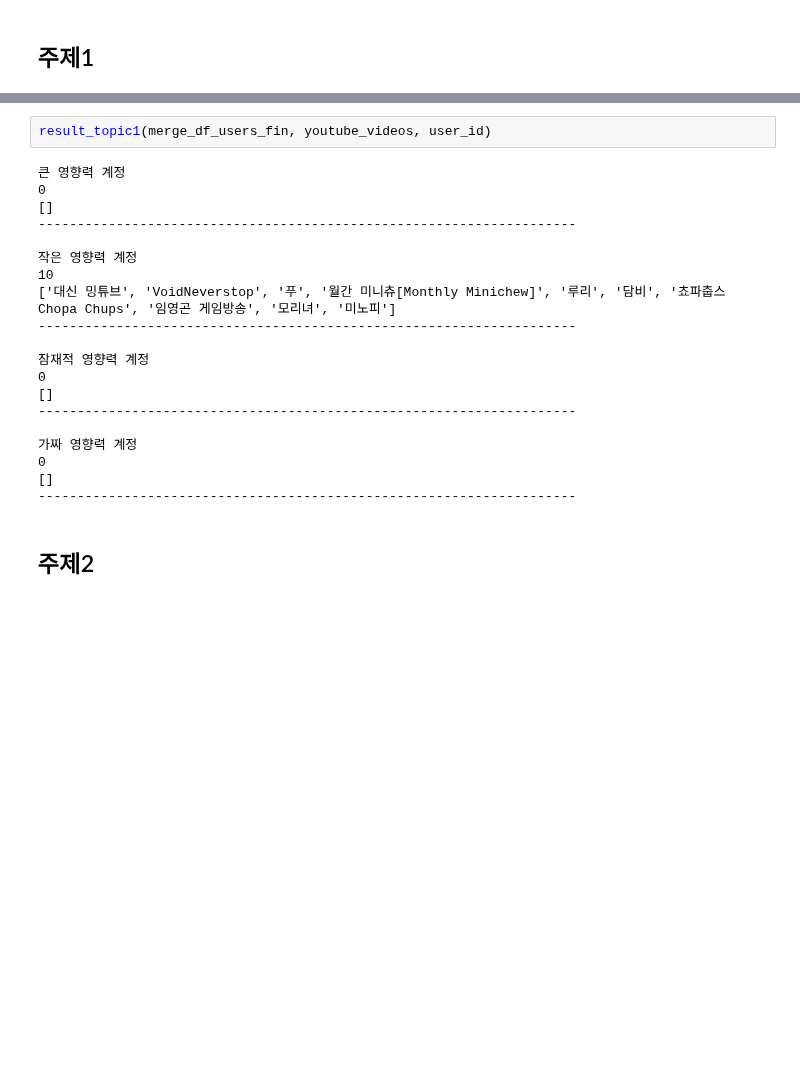
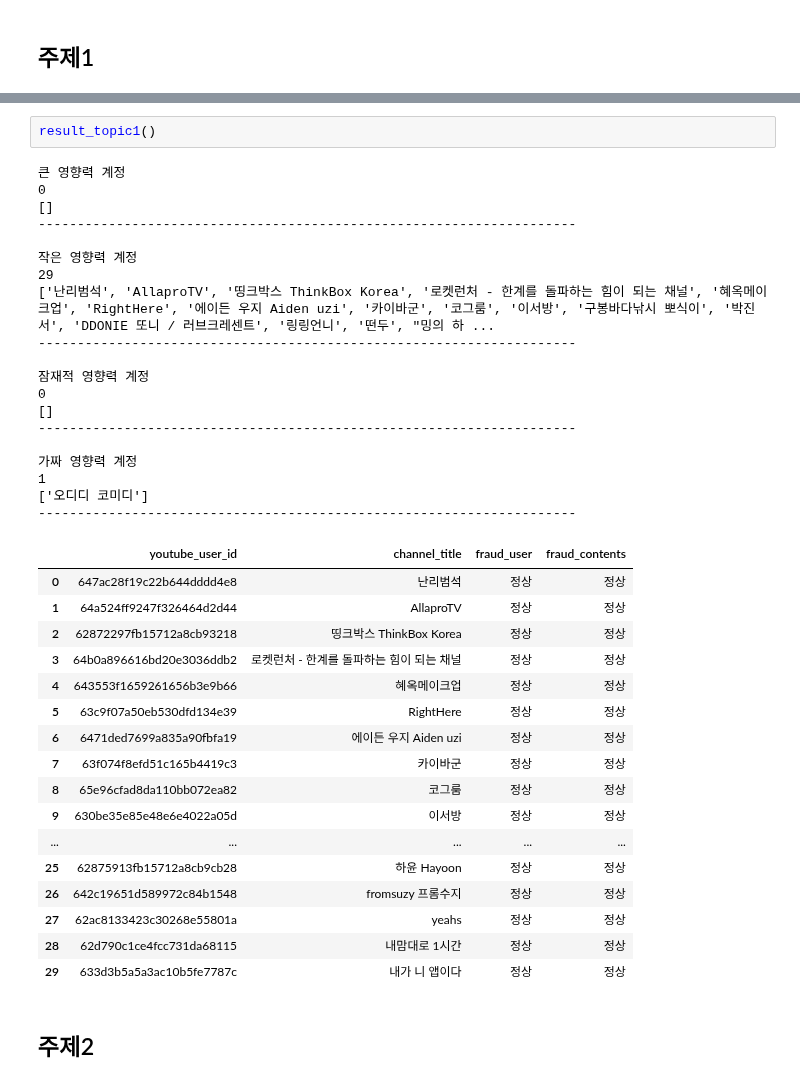
Before and after one commit to kkwann/awake, a Jupyter notebook: 7.Distribution_test.ipynb, the cells around one changed output, grey strips where cells are left out. Saved outputs shown, nothing was run; the diff lists cells and outputs as text; blank space fills up the shorter version.

```diff
--- a/7.Distribution_test.ipynb
+++ b/7.Distribution_test.ipynb
@@ -526,25 +513,42 @@ def result_topic1(merge_df_users_fin, youtube_videos, user_id):
-# %%
-result_topic1(merge_df_users_fin, youtube_videos, user_id)
-# %% [output]
-큰 영향력 계정
-0
-[]
----------------------------------------------------------------------
-
-작은 영향력 계정
-10
-['대신 밍튜브', 'VoidNeverstop', '푸', '월간 미니츄[Monthly Minichew]', '루리', '담비', '쵸파춥스 Chopa Chups', '임영곤 게임방송', '모리녀', '미노피']
----------------------------------------------------------------------
-
-잠재적 영향력 계정
-0
-[]
----------------------------------------------------------------------
-
-가짜 영향력 계정
-0
-[]
----------------------------------------------------------------------
+# %%
+result_topic1()
+# %% [output]
+큰 영향력 계정
+0
+[]
+---------------------------------------------------------------------
+
+작은 영향력 계정
+29
+['난리범석', 'AllaproTV', '띵크박스 ThinkBox Korea', '로켓런처 - 한계를 돌파하는 힘이 되는 채널', '혜옥메이크업', 'RightHere', '에이든 우지 Aiden uzi', '카이바군', '코그룸', '이서방', '구봉바다낚시 뽀식이', '박진서', 'DDONIE 또니 / 러브크레센트', '링링언니', '떤두', "밍의 하 ...
+---------------------------------------------------------------------
+
+잠재적 영향력 계정
+0
+[]
+---------------------------------------------------------------------
+
+가짜 영향력 계정
+1
+['오디디 코미디']
+---------------------------------------------------------------------
+|  | youtube_user_id | channel_title | fraud_user | fraud_contents |
+| 0 | 647ac28f19c22b644dddd4e8 | 난리범석 | 정상 | 정상 |
+| 1 | 64a524ff9247f326464d2d44 | AllaproTV | 정상 | 정상 |
+| 2 | 62872297fb15712a8cb93218 | 띵크박스 ThinkBox Korea | 정상 | 정상 |
+| 3 | 64b0a896616bd20e3036ddb2 | 로켓런처 - 한계를 돌파하는 힘이 되는 채널 | 정상 | 정상 |
+| 4 | 643553f1659261656b3e9b66 | 혜옥메이크업 | 정상 | 정상 |
+| 5 | 63c9f07a50eb530dfd134e39 | RightHere | 정상 | 정상 |
+| 6 | 6471ded7699a835a90fbfa19 | 에이든 우지 Aiden uzi | 정상 | 정상 |
+| 7 | 63f074f8efd51c165b4419c3 | 카이바군 | 정상 | 정상 |
+| 8 | 65e96cfad8da110bb072ea82 | 코그룸 | 정상 | 정상 |
+| 9 | 630be35e85e48e6e4022a05d | 이서방 | 정상 | 정상 |
+| ... | ... | ... | ... | ... |
+| 25 | 62875913fb15712a8cb9cb28 | 하윤 Hayoon | 정상 | 정상 |
+| 26 | 642c19651d589972c84b1548 | fromsuzy 프롬수지 | 정상 | 정상 |
+| 27 | 62ac8133423c30268e55801a | yeahs | 정상 | 정상 |
+| 28 | 62d790c1ce4fcc731da68115 | 내맘대로 1시간 | 정상 | 정상 |
+| 29 | 633d3b5a5a3ac10b5fe7787c | 내가 니 앱이다 | 정상 | 정상 |
 # %% [markdown]
 ## 주제2
 # %%
```
Also changed, not shown: parts of 30 cells of this notebook.
